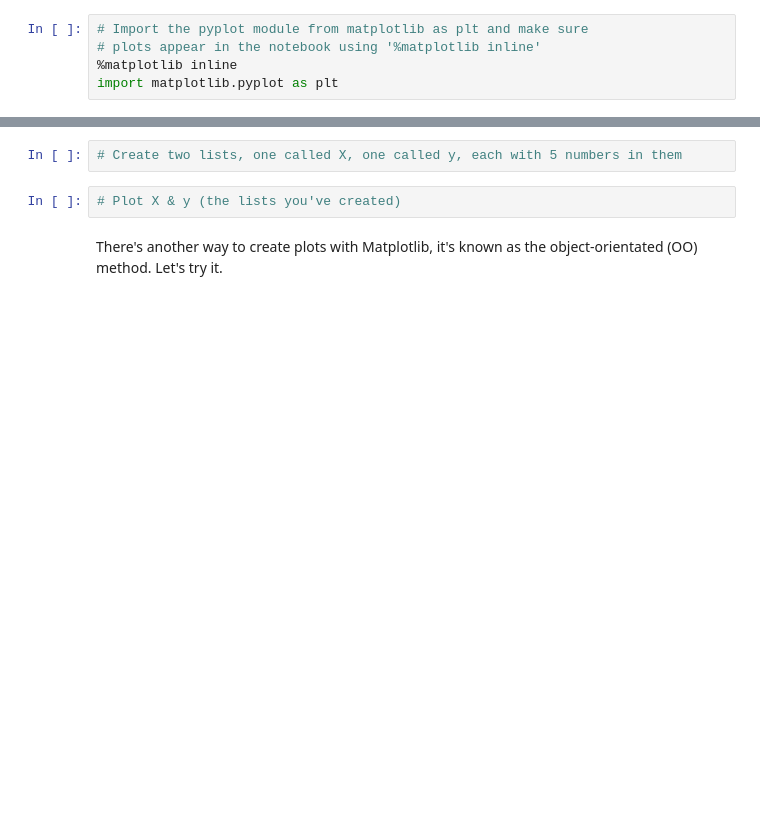
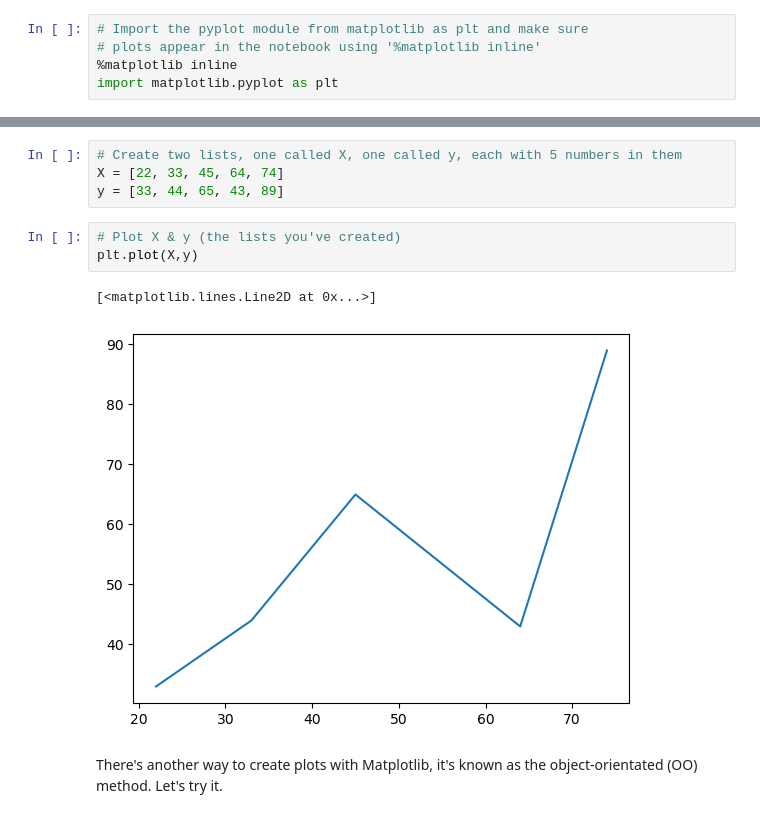
Before and after one commit to bineshburjamagar/data-science-journey, a Jupyter notebook: matplotlib assignments/matplotlib-exercises.ipynb, the cells around one changed output, grey strips where cells are left out. Saved outputs shown, nothing was run; the diff lists cells and outputs as text; blank space fills up the shorter version.

Commit message:
feat: matplotlib assignments

```diff
--- a/matplotlib assignments/matplotlib-exercises.ipynb
+++ b/matplotlib assignments/matplotlib-exercises.ipynb
@@ -26,7 +29,13 @@ plt.plot(1,2)
 # %%
 # Create two lists, one called X, one called y, each with 5 numbers in them
+X = [22, 33, 45, 64, 74]
+y = [33, 44, 65, 43, 89]
 # %%
 # Plot X & y (the lists you've created)
+plt.plot(X,y)
+# %% [output]
+[<matplotlib.lines.Line2D at 0x...>]
+[figure, added]
 # %% [markdown]
 There's another way to create plots with Matplotlib, it's known as the object-orientated (OO) method. Let's try it.
 # %%
```
Also changed, not shown: parts of 40 cells of this notebook, 4 other files.
